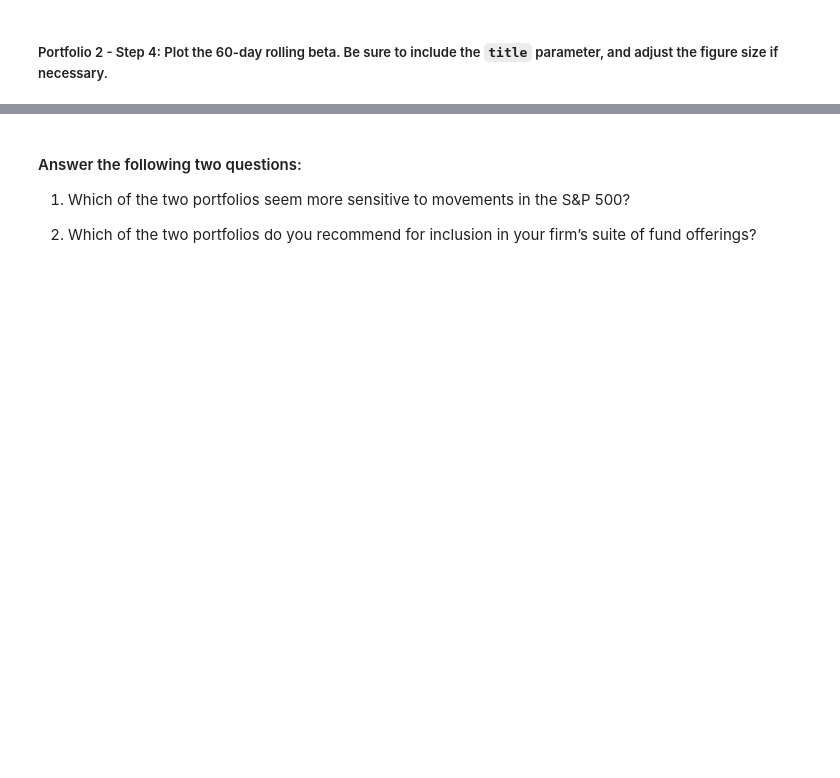
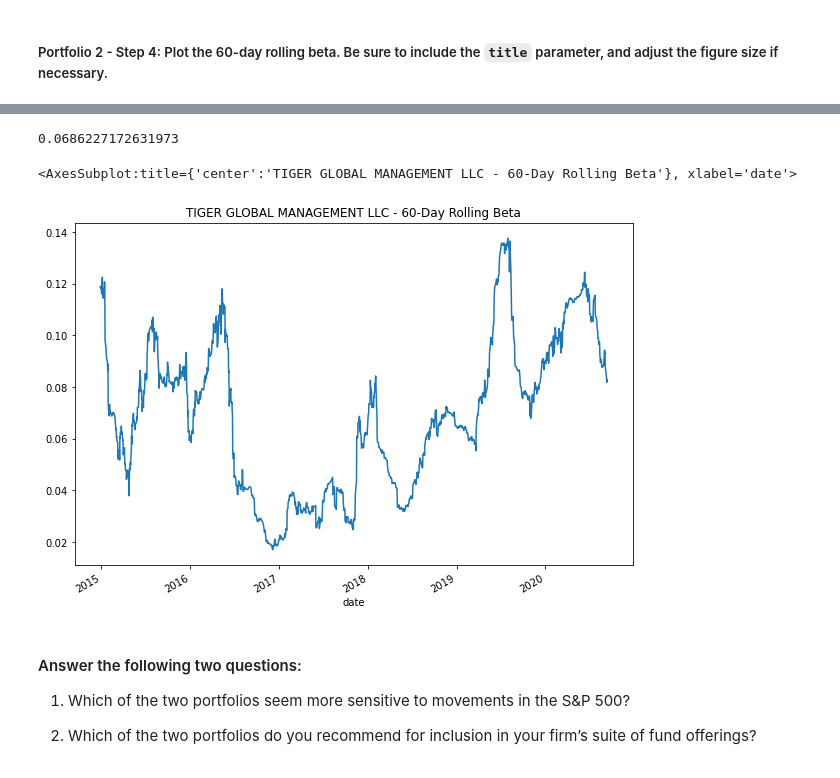
Before and after one commit to paragmb/Module4Challenge, a Jupyter notebook: risk_return_analysis.ipynb, the cells around one changed output, grey strips where cells are left out. Saved outputs shown, nothing was run; the diff lists cells and outputs as text; code cells hidden in the pictures; blank space fills up the shorter version.

```diff
--- a/risk_return_analysis.ipynb
+++ b/risk_return_analysis.ipynb
@@ -430,0 +497,3 @@ Your analysis is nearing completion. Now, you need to evaluate how the portfolio
+# %%
+tgm_rolling_60_beta = sfm_rolling_60_covariance / snp_rolling_60_variance
+tgm_rolling_60_beta.tail()
@@ -431,3 +508,12 @@ Your analysis is nearing completion. Now, you need to evaluate how the portfolio
+# %%
+tgm_rolling_60_beta.mean()
+# %% [output]
+0.0686227172631973
+# %%
+tgm_rolling_60_beta.plot(figsize=(10,7), title="TIGER GLOBAL MANAGEMENT LLC - 60-Day Rolling Beta")
+# %% [output]
+<AxesSubplot:title={'center':'TIGER GLOBAL MANAGEMENT LLC - 60-Day Rolling Beta'}, xlabel='date'>
+[figure, added]
 # %% [markdown]
 #### Answer the following two questions:
 
```
Also changed, not shown: parts of 11 cells of this notebook.
